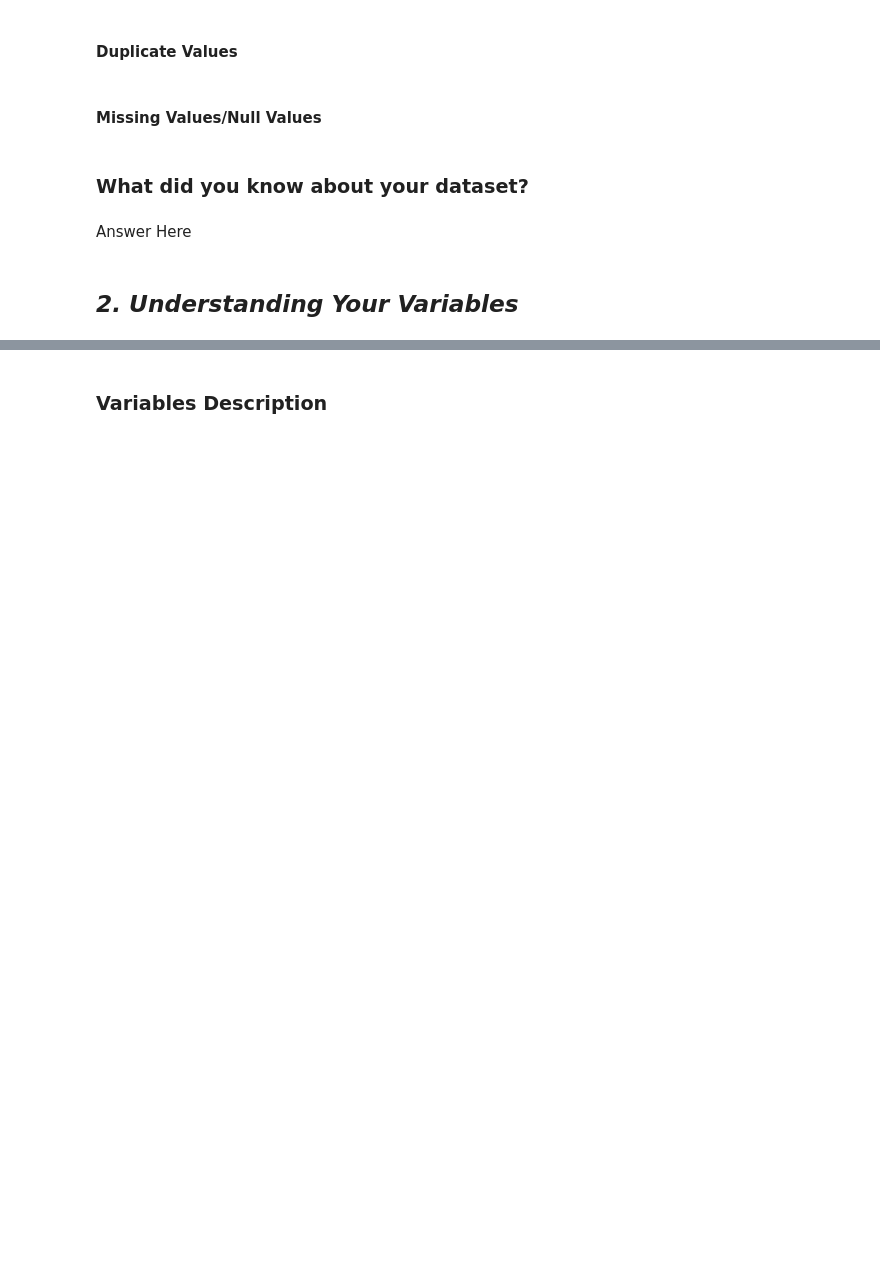
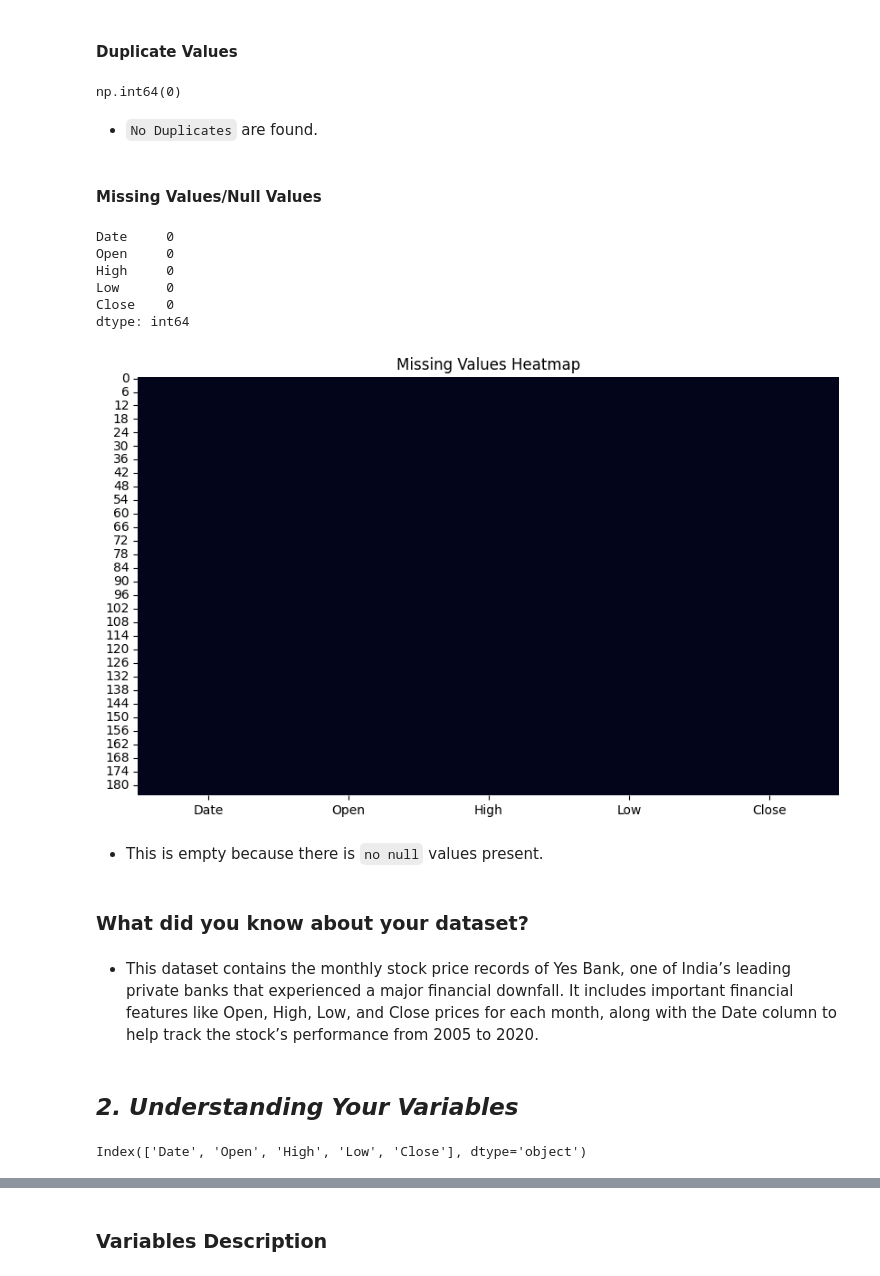
Before and after one commit to Vaisakh-Nirupam/Yes_Bank_Stock_Closing_Price_Prediction, a Jupyter notebook: Yes_Bank_Stock_Prediction.ipynb, the cells around one changed output, grey strips where cells are left out. Cells and saved outputs as stored; diff of their text form; code cells hidden in the pictures; blank space fills up the shorter version.

Commit message:
Completd 1 & 2
- Imported libraries
- Loaded dataset
- Studied dataset
- Ensured the dataset is clean

```diff
--- a/Yes_Bank_Stock_Prediction.ipynb
+++ b/Yes_Bank_Stock_Prediction.ipynb
@@ -25,6 +28,7 @@ https://github.com/Vaisakh-Nirupam/Yes_Bank_Stock_Closing_Price_Prediction
 ### Dataset Loading
 # %%
 # Load Dataset
+df = pd.read_csv('Dataset/data_YesBank_StockPrices.csv')
 # %% [markdown]
 ### Dataset First View
 # %%
@@ -41,7 +85,20 @@ https://github.com/Vaisakh-Nirupam/Yes_Bank_Stock_Closing_Price_Prediction
 #### Duplicate Values
 # %%
 # Dataset Duplicate Value Count
+df.duplicated().sum()
+# %% [output]
+np.int64(0)
+# %% [markdown]
+- `No Duplicates` are found.
 # %% [markdown]
 #### Missing Values/Null Values
 # %%
 # Missing Values/Null Values Count
+df.isnull().sum()
+# %% [output]
+Date     0
+Open     0
+High     0
+Low      0
+Close    0
+dtype: int64
@@ -50,10 +105,25 @@ https://github.com/Vaisakh-Nirupam/Yes_Bank_Stock_Closing_Price_Prediction
+# %%
+# Visualizing the missing values
+
+# Heatmap to visualize missing values
+plt.figure(figsize=(10, 6))
+sns.heatmap(df.isnull(), cbar=False)
+plt.title('Missing Values Heatmap')
+plt.show()
+# %% [output]
+[figure, added]
+# %% [markdown]
+- This is empty because there is `no null` values present.
 # %% [markdown]
 ### What did you know about your dataset?
-# %% [markdown]
-Answer Here
+# %% [markdown]
+- This dataset contains the monthly stock price records of Yes Bank, one of India’s leading private banks that experienced a major financial downfall. It includes important financial features like Open, High, Low, and Close prices for each month, along with the Date column to help track the stock’s performance from 2005 to 2020.
 # %% [markdown]
 ## ***2. Understanding Your Variables***
 # %%
 # Dataset Columns
+df.columns
+# %% [output]
+Index(['Date', 'Open', 'High', 'Low', 'Close'], dtype='object')
 # %%
 # Dataset Describe
```
Also changed, not shown: parts of 13 cells of this notebook.
